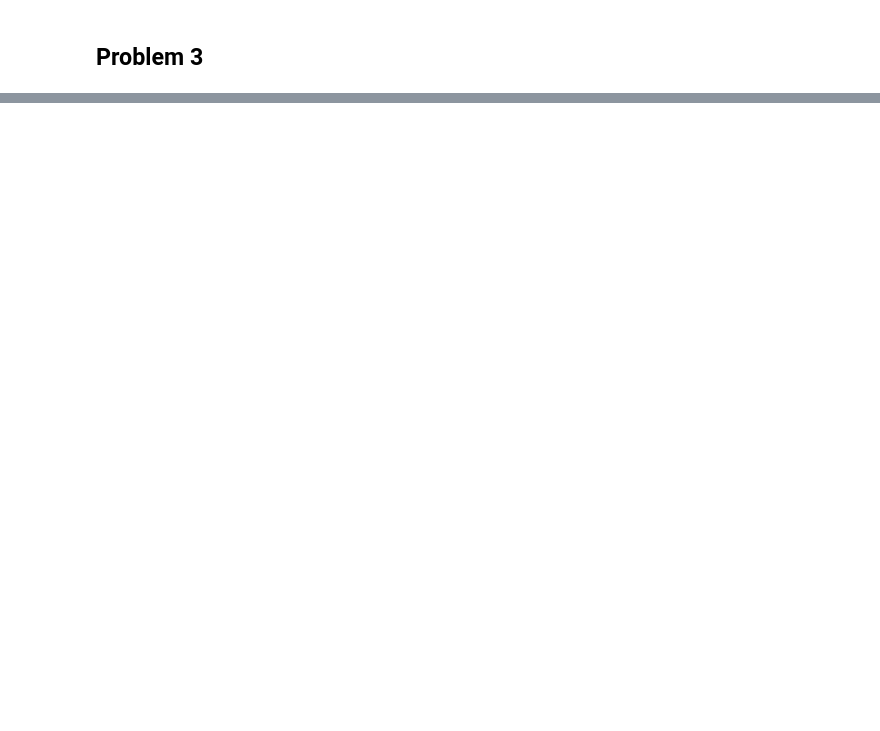
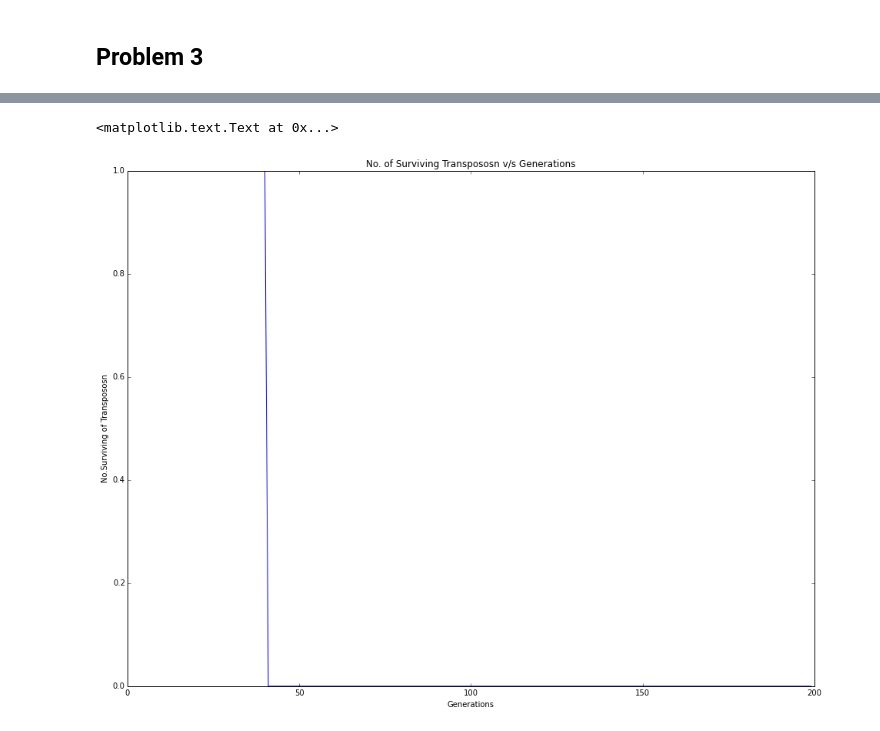
Before and after one commit to saketkc/hatex, a Jupyter notebook: 2015_Fall/MATH-578B/Homework5/Homework5.ipynb, the cells around one changed output, grey strips where cells are left out. Cells and saved outputs as stored; diff of their text form; code cells hidden in the pictures; blank space fills up the shorter version.

```diff
--- a/2015_Fall/MATH-578B/Homework5/Homework5.ipynb
+++ b/2015_Fall/MATH-578B/Homework5/Homework5.ipynb
@@ -191,0 +278,8 @@ for i in range(N):
+# %%
+plt.plot([x[1] for x in die_out_transposons])
+plt.title('No. of Surviving Transpososn v/s Generations')
+plt.xlabel('Generations')
+plt.ylabel('No.Surviving of Transpososn')
+# %% [output]
+<matplotlib.text.Text at 0x...>
+[figure, added]
```
Also changed, not shown: parts of 19 cells of this notebook, 1 other file.
